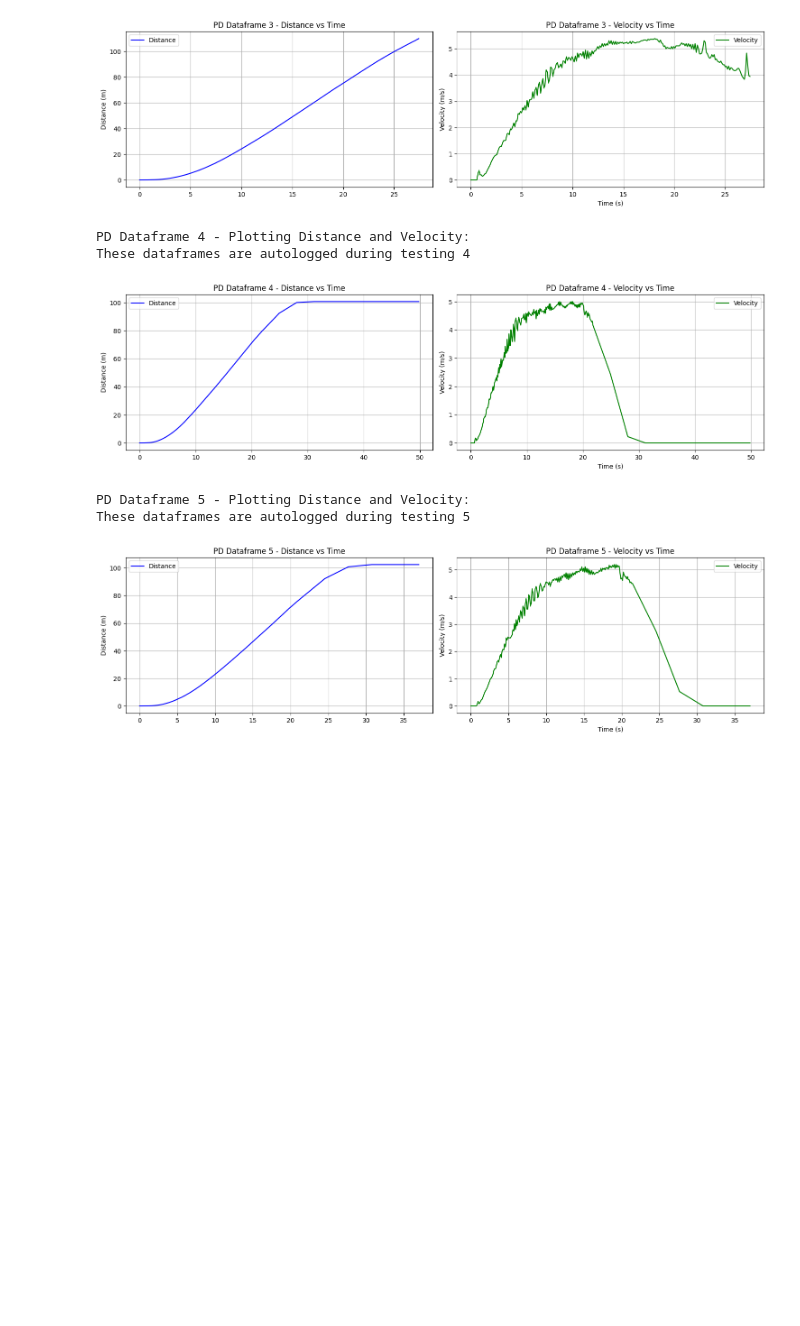
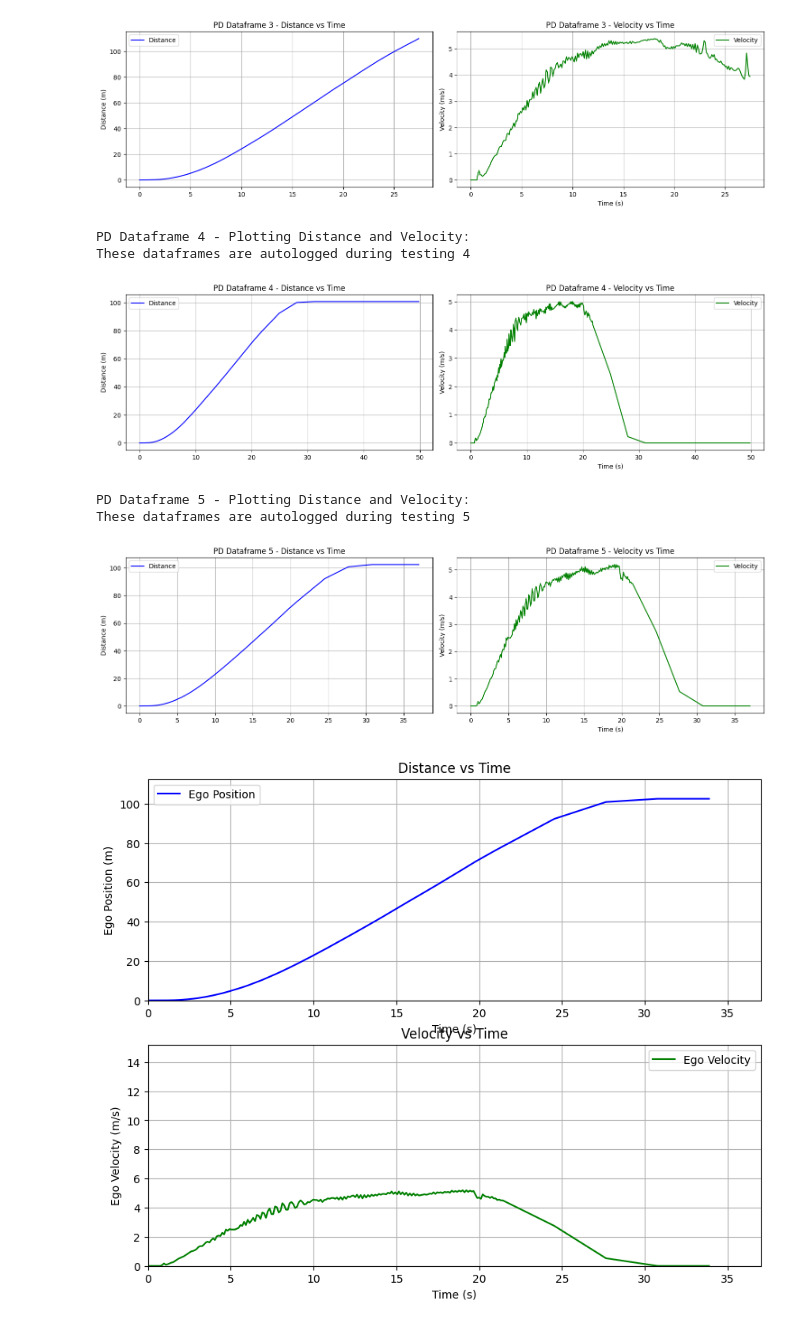
Before and after one commit to Santhosh4888/Adaptive-Cruise-Control, a Jupyter notebook: 9_Vehicle_Testing_Results/Data_visualization.ipynb, the cells around one changed output. Saved outputs shown, nothing was run; the diff lists cells and outputs as text; code cells hidden in the pictures; blank space fills up the shorter version.

```diff
--- a/9_Vehicle_Testing_Results/Data_visualization.ipynb
+++ b/9_Vehicle_Testing_Results/Data_visualization.ipynb
@@ -225,3 +226,66 @@ These dataframes are autologged during testing 4
 PD Dataframe 5 - Plotting Distance and Velocity:
 These dataframes are autologged during testing 5
 [figure]
+# %%
+from IPython.display import HTML
+import matplotlib.pyplot as plt
+from matplotlib.animation import FuncAnimation
+
+# Select the DataFrame
+df = pd_dataframes[4]
+
+# Check if the required columns exist
+if "Time(s)" in df.columns and "Ego_Position(m)" in df.columns and "Ego_Velocity(m/s)" in df.columns:
+    # Initialize the figure and axes
+    fig, ax = plt.subplots(2, 1, figsize=(10, 8))
+
+    # Set up the first subplot for Distance vs Time
+    ax[0].set_title("Distance vs Time")
+    ax[0].set_xlabel("Time (s)")
+    ax[0].set_ylabel("Ego Position (m)")
+    ax[0].grid(True)
+    line1, = ax[0].plot([], [], label="Ego Position", color="blue")
+    ax[0].legend()
+
+    # Set up the second subplot for Velocity vs Time
+    ax[1].set_title("Velocity vs Time")
+    ax[1].set_xlabel("Time (s)")
+    ax[1].set_ylabel("Ego Velocity (m/s)")
+    ax[1].grid(True)
+    line2, = ax[1].plot([], [], label="Ego Velocity", color="green")
+    ax[1].legend()
+
+    # Initialize the data for animation
+    def init():
+        line1.set_data([], [])
+        line2.set_data([], [])
+        return line1, line2
+
+    # Update function for animation
+    def update(frame):
+        # Update the data for the current frame
+        time = df["Time(s)"][:frame]
+        position = df["Ego_Position(m)"][:frame]
+        velocity = df["Ego_Velocity(m/s)"][:frame]
+
+        # Update the lines
+        line1.set_data(time, position)
+        line2.set_data(time, velocity)
+
+        # Adjust the axis limits dynamically
+        ax[0].set_xlim(0, df["Time(s)"].max())
+        ax[0].set_ylim(0, df["Ego_Position(m)"].max() + 10)
+        ax[1].set_xlim(0, df["Time(s)"].max())
+        ax[1].set_ylim(0, df["Ego_Velocity(m/s)"].max() + 10)
+
+        return line1, line2
+
+    # Create the animation
+    ani = FuncAnimation(fig, update, frames=len(df), init_func=init, blit=True, interval=50)
+
+    # Embed the animation in the notebook
+    HTML(ani.to_jshtml())  # Use this to display the animation in the notebook
+else:
+    print("The required columns are not present in the DataFrame.")
+# %% [output]
+[figure, added]
```
Also changed, not shown: parts of 1 cell of this notebook, 1 other file.
